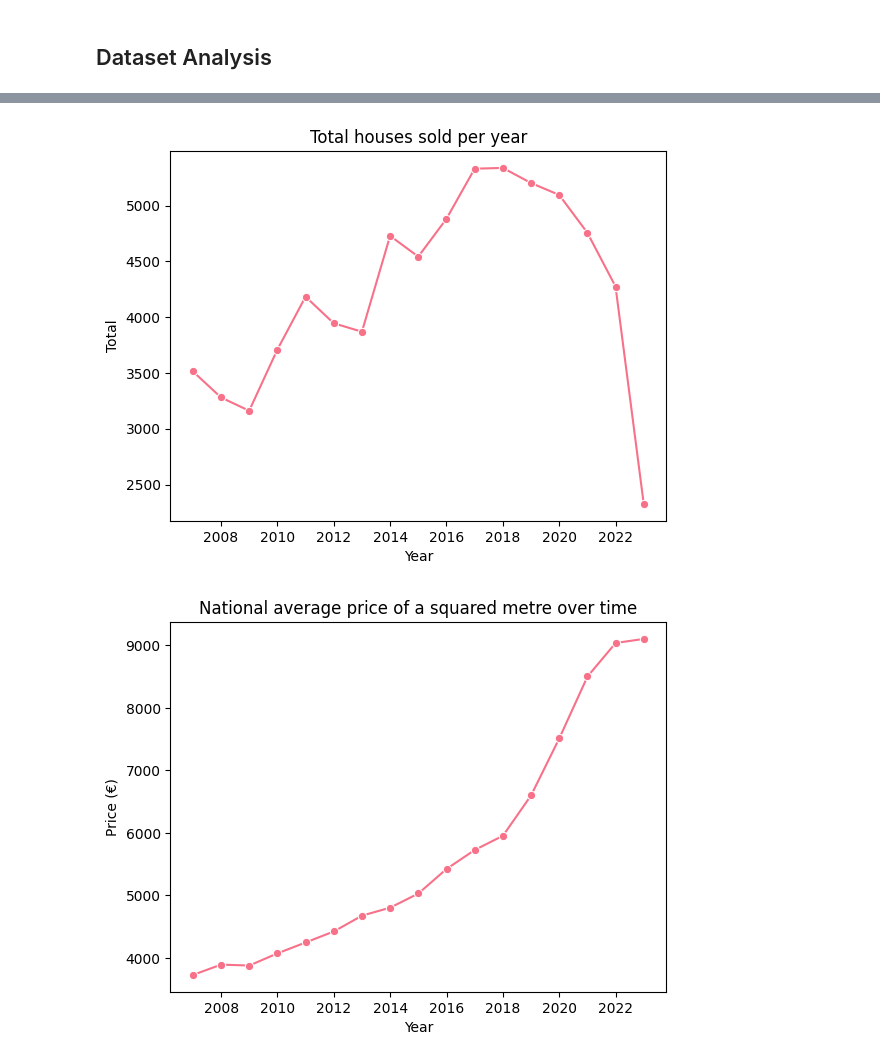
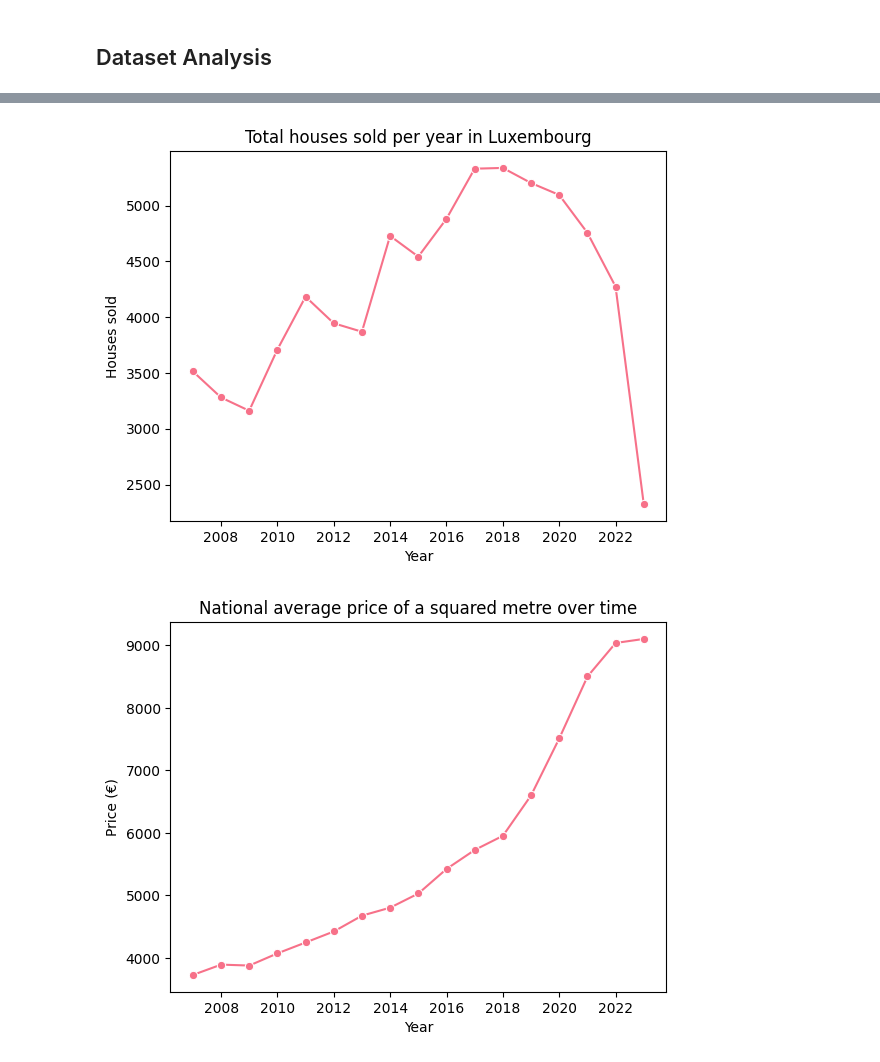
Before and after one commit to Paulo-Oliva/ds4h-project, a Jupyter notebook: 3_house_prices.ipynb, the cells around one changed output, grey strips where cells are left out. Drawn from its saved outputs; the diff is of its cells as text; code cells hidden in the pictures.

```diff
--- a/3_house_prices.ipynb
+++ b/3_house_prices.ipynb
@@ -50,13 +50,14 @@ display(totals_df.head())
 # %%
 
 sns.set_palette("husl")
 sns.lineplot(data=totals_df, x="Year", y="Total Houses Sold", marker="o")
-plt.title("Total houses sold per year")
+plt.title("Total houses sold per year in Luxembourg")
 plt.xlabel("Year")
-plt.ylabel("Total")
+plt.ylabel("Houses sold")
+# plt.savefig("houses_sold_per_year.svg", format="svg")
 plt.show()
 # %% [output]
-[figure, old version]
+[figure, new version]
 # %%
 # Plot the national average price per m^2 of finished and unfinished houses
 sns.lineplot(data=totals_df, x="Year", y="Total Average Price", marker="o")
```
Also changed, not shown: parts of 2 cells of this notebook, 3 other files.
